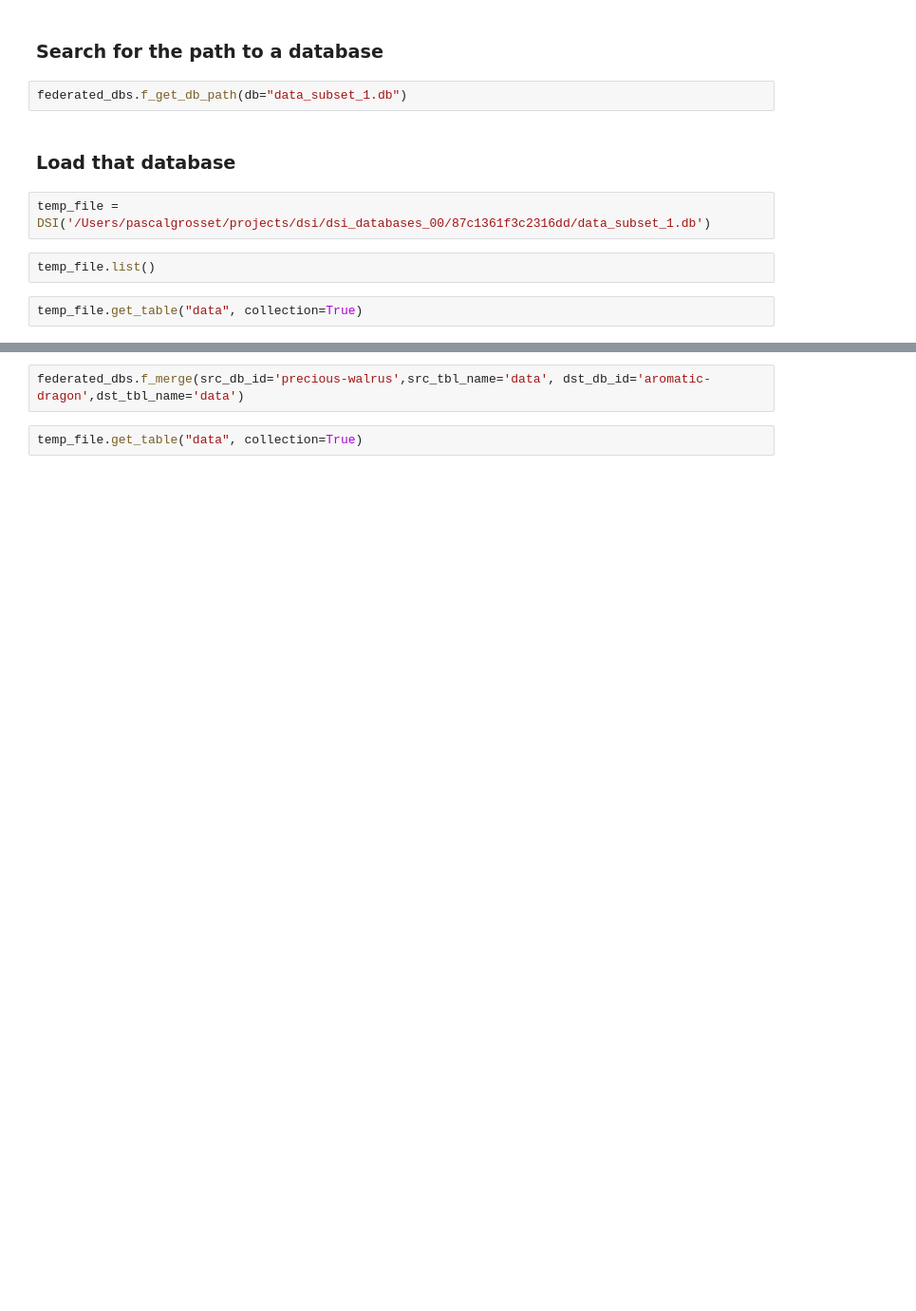
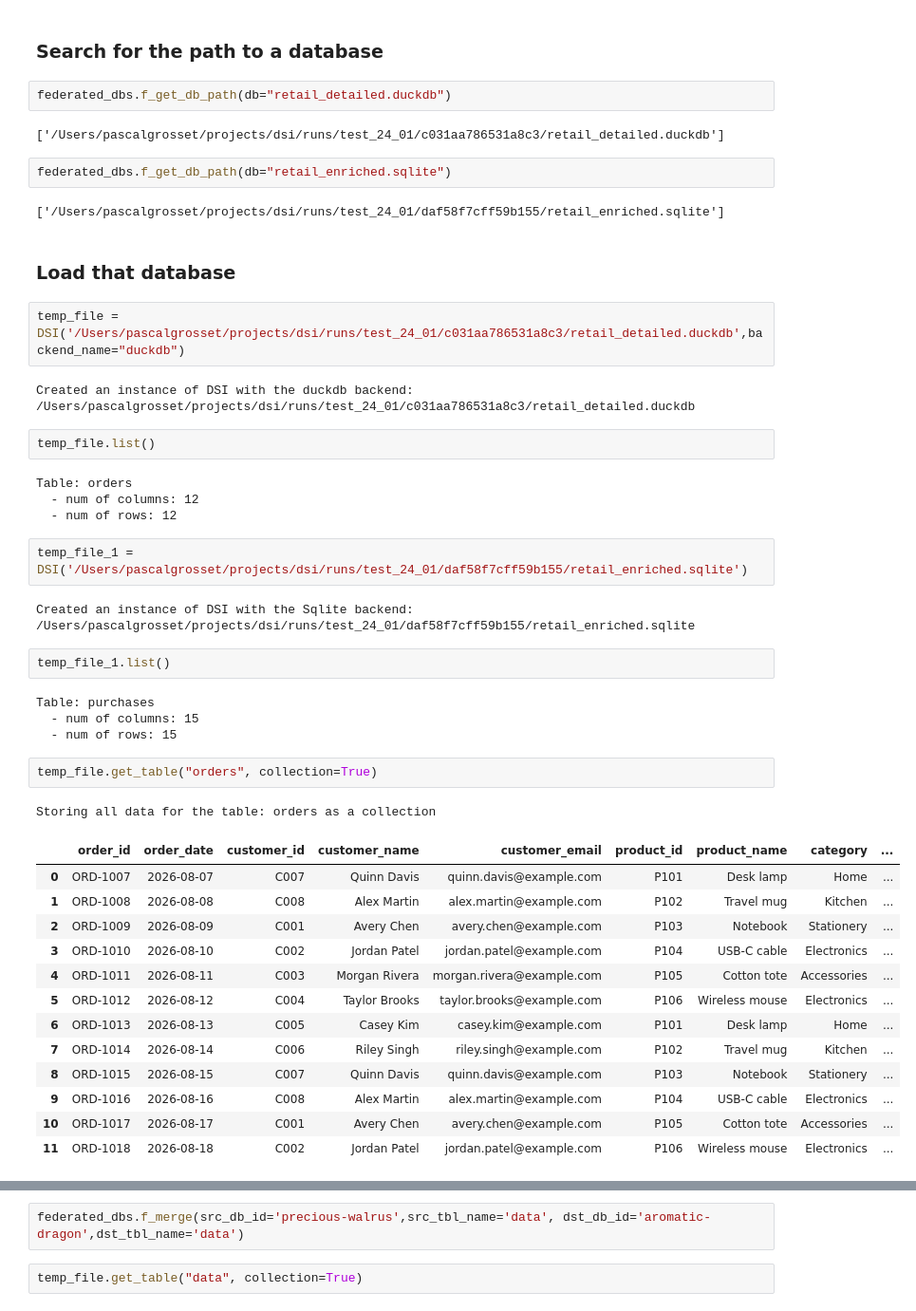
Before and after one commit to lanl/dsi, a Jupyter notebook: examples/federated/federation_workflow.ipynb, the cells around one changed output, grey strips where cells are left out. Shown at 95% size. Drawn from its saved outputs; the diff is of its cells as text; blank space fills up the shorter version.

```diff
--- a/examples/federated/federation_workflow.ipynb
+++ b/examples/federated/federation_workflow.ipynb
@@ -166,13 +235,50 @@ federated_dbs.f_search_for_databases(db="data_subset*")
 # %% [markdown]
 ### Search for the path to a database
 # %%
-federated_dbs.f_get_db_path(db="data_subset_1.db")
+federated_dbs.f_get_db_path(db="retail_detailed.duckdb")
+# %% [output]
+['/Users/pascalgrosset/projects/dsi/runs/test_24_01/c031aa786531a8c3/retail_detailed.duckdb']
+# %%
+federated_dbs.f_get_db_path(db="retail_enriched.sqlite")
+# %% [output]
+['/Users/pascalgrosset/projects/dsi/runs/test_24_01/daf58f7cff59b155/retail_enriched.sqlite']
 # %% [markdown]
 ### Load that database
 # %%
-temp_file = DSI('/Users/pascalgrosset/projects/dsi/dsi_databases_00/87c1361f3c2316dd/data_subset_1.db')
+temp_file = DSI('/Users/pascalgrosset/projects/dsi/runs/test_24_01/c031aa786531a8c3/retail_detailed.duckdb',backend_name="duckdb")
+# %% [output]
+Created an instance of DSI with the duckdb backend: /Users/pascalgrosset/projects/dsi/runs/test_24_01/c031aa786531a8c3/retail_detailed.duckdb
+# %%
+temp_file.list()
+# %% [output]
+Table: orders
+  - num of columns: 12
+  - num of rows: 12
+# %%
+temp_file_1 = DSI('/Users/pascalgrosset/projects/dsi/runs/test_24_01/daf58f7cff59b155/retail_enriched.sqlite')
+# %% [output]
+Created an instance of DSI with the Sqlite backend: /Users/pascalgrosset/projects/dsi/runs/test_24_01/daf58f7cff59b155/retail_enriched.sqlite
 # %%
-temp_file.list()
+temp_file_1.list()
+# %% [output]
+Table: purchases
+  - num of columns: 15
+  - num of rows: 15
 # %%
-temp_file.get_table("data", collection=True)
+temp_file.get_table("orders", collection=True)
+# %% [output]
+Storing all data for the table: orders as a collection
+|  | order_id | order_date | customer_id | customer_name | customer_email | product_id | product_name | category | ... |
+| 0 | ORD-1007 | 2026-08-07 | C007 | Quinn Davis | quinn.davis@example.com | P101 | Desk lamp | Home | ... |
+| 1 | ORD-1008 | 2026-08-08 | C008 | Alex Martin | alex.martin@example.com | P102 | Travel mug | Kitchen | ... |
+| 2 | ORD-1009 | 2026-08-09 | C001 | Avery Chen | avery.chen@example.com | P103 | Notebook | Stationery | ... |
+| 3 | ORD-1010 | 2026-08-10 | C002 | Jordan Patel | jordan.patel@example.com | P104 | USB-C cable | Electronics | ... |
+| 4 | ORD-1011 | 2026-08-11 | C003 | Morgan Rivera | morgan.rivera@example.com | P105 | Cotton tote | Accessories | ... |
+| 5 | ORD-1012 | 2026-08-12 | C004 | Taylor Brooks | taylor.brooks@example.com | P106 | Wireless mouse | Electronics | ... |
+| 6 | ORD-1013 | 2026-08-13 | C005 | Casey Kim | casey.kim@example.com | P101 | Desk lamp | Home | ... |
+| 7 | ORD-1014 | 2026-08-14 | C006 | Riley Singh | riley.singh@example.com | P102 | Travel mug | Kitchen | ... |
+| 8 | ORD-1015 | 2026-08-15 | C007 | Quinn Davis | quinn.davis@example.com | P103 | Notebook | Stationery | ... |
+| 9 | ORD-1016 | 2026-08-16 | C008 | Alex Martin | alex.martin@example.com | P104 | USB-C cable | Electronics | ... |
+| 10 | ORD-1017 | 2026-08-17 | C001 | Avery Chen | avery.chen@example.com | P105 | Cotton tote | Accessories | ... |
+| 11 | ORD-1018 | 2026-08-18 | C002 | Jordan Patel | jordan.patel@example.com | P106 | Wireless mouse | Electronics | ... |
 # %%
```
Also changed, not shown: parts of 18 cells of this notebook, 56 other files.
